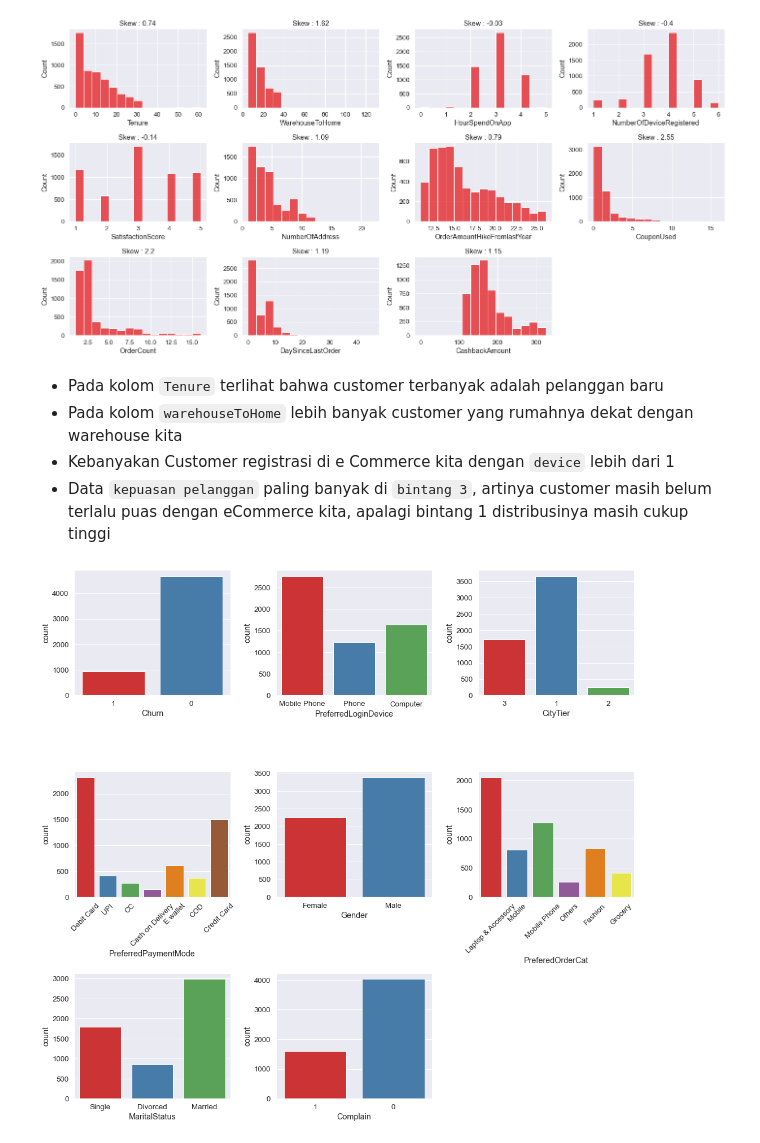
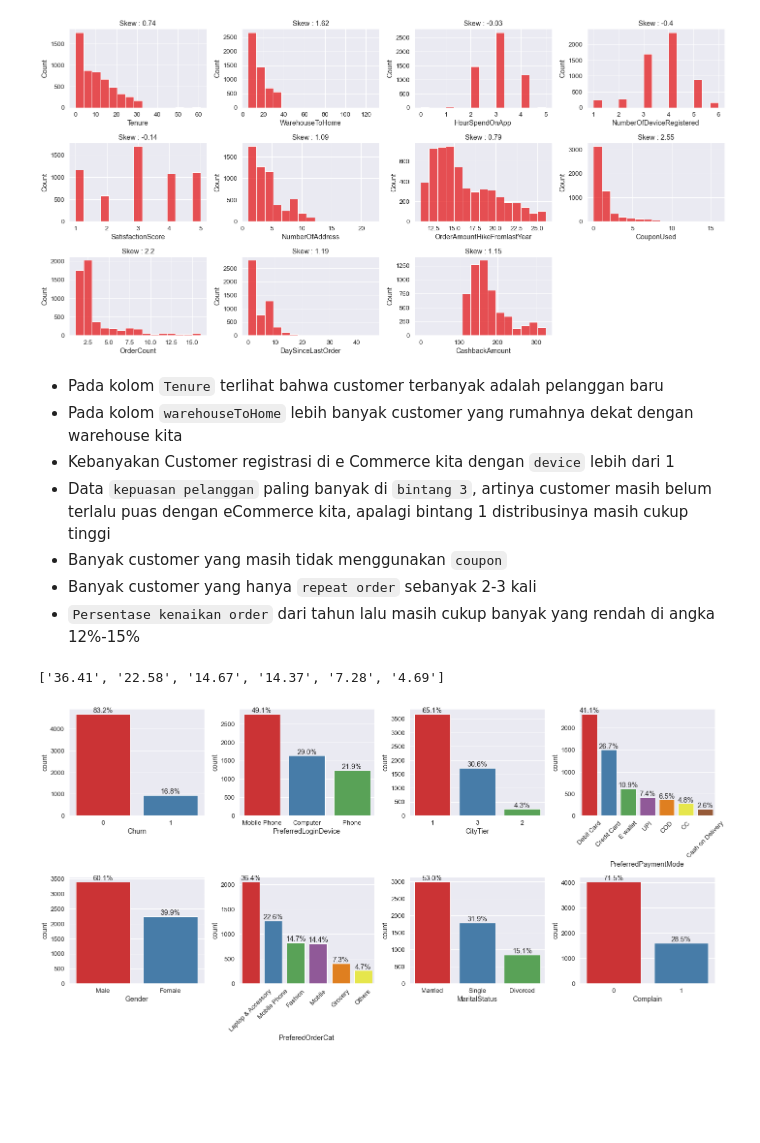
Before and after one commit to arsand07/Customer-Churn, a Jupyter notebook: Customer Churn.ipynb, the cells around one changed output. Cells and saved outputs as stored; diff of their text form; code cells hidden in the pictures; blank space fills up the shorter version.

```diff
--- a/Customer Churn.ipynb
+++ b/Customer Churn.ipynb
@@ -212,15 +221,32 @@ for i,j in enumerate(num):
 - Pada kolom `warehouseToHome` lebih banyak customer yang rumahnya dekat dengan warehouse kita
 - Kebanyakan Customer registrasi di e Commerce kita dengan `device` lebih dari 1
 - Data `kepuasan pelanggan` paling banyak di `bintang 3`, artinya customer masih belum terlalu puas dengan eCommerce kita, apalagi bintang 1 distribusinya masih cukup tinggi
+- Banyak customer yang masih tidak menggunakan `coupon`
+- Banyak customer yang hanya `repeat order` sebanyak 2-3 kali
+- `Persentase kenaikan order` dari tahun lalu masih cukup banyak yang rendah di angka 12%-15%
+# %%
+a =df['PreferedOrderCat'].value_counts(normalize=True, ascending=False).values*100
+label = [f'{p:.2f}'  for p in a]
+label
+# %% [output]
+['36.41', '22.58', '14.67', '14.37', '7.28', '4.69']
 # %%
-plt.figure(figsize=(15,14))
+plt.figure(figsize=(20,10))
 for i,j in enumerate(kat):
-        plt.subplot(3,3,i+1)
-        sns.countplot(x=df[j])
+        plt.subplot(2,4,i+1)
 
+        #sort from highest to lowest
+        ax = sns.countplot(x=df[j], order=df[j].value_counts(ascending=False).index)
+
+        #generate label (%)
+        persen = round(df[j].value_counts(normalize=True, ascending=False),3).values*100
+        label = [f'{p:.1f}%'  for p in persen]
+        ax.bar_label(container=ax.containers[0], labels=label)
+
+        # rotate label
         if j in ['PreferredPaymentMode','PreferedOrderCat']:
                 plt.xticks(rotation=45)
 
         plt.tight_layout()
 # %% [output]
-[figure, old version]
+[figure, new version]
```
Also changed, not shown: parts of 14 cells of this notebook.
